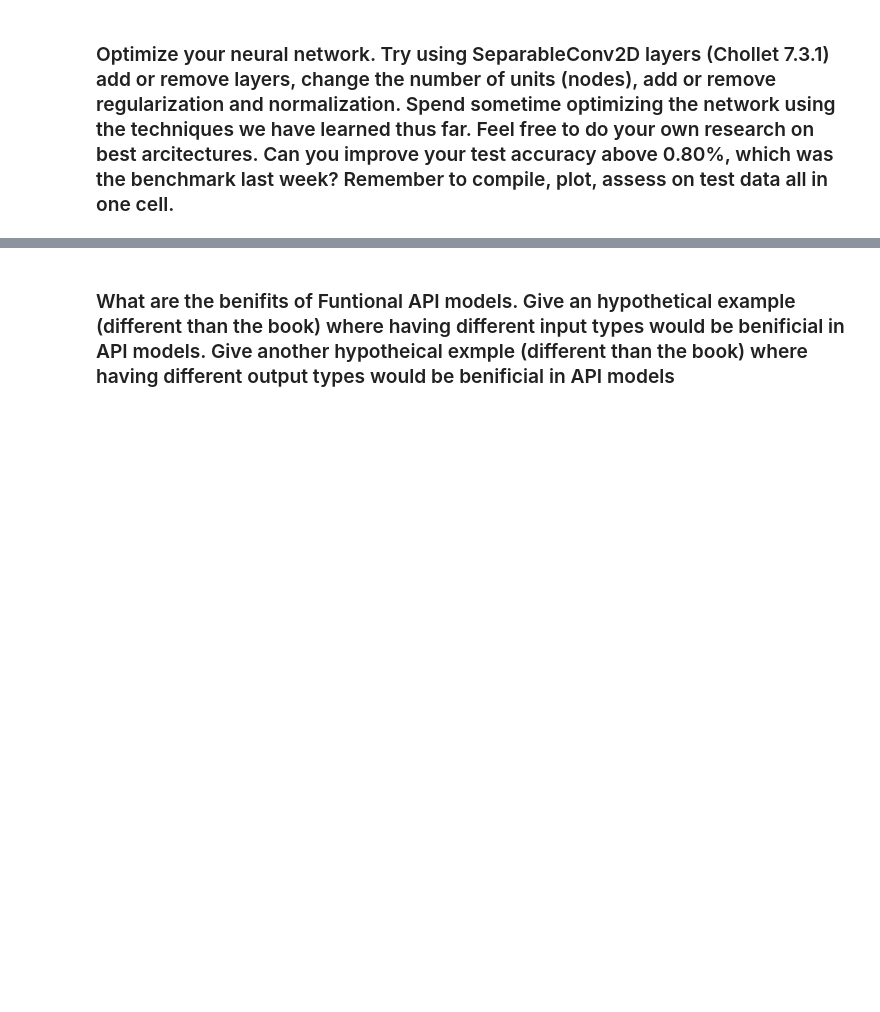
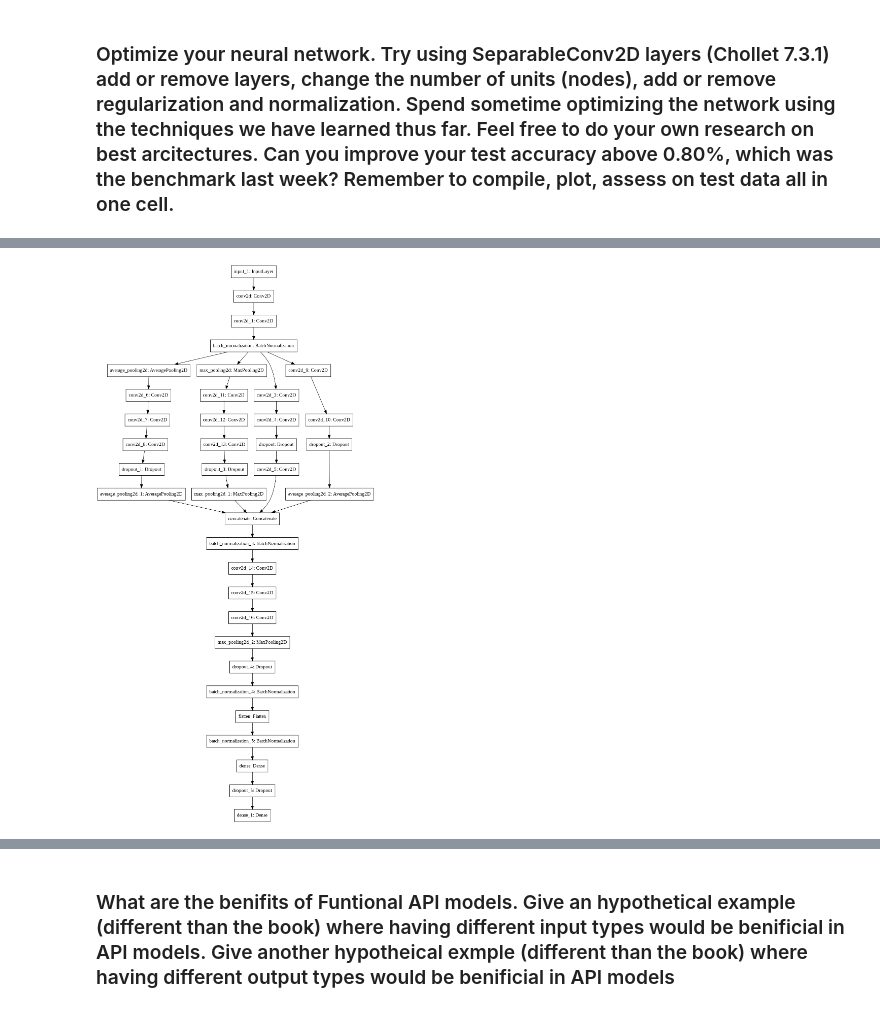
Before and after one commit to Benjamin-Siebold/MSDS686-Deep-Learning, a Jupyter notebook: Week-5/Functional_API_Walk_Through_and_Assignment.ipynb, the cells around one changed output, grey strips where cells are left out. Cells and saved outputs as stored; diff of their text form; code cells hidden in the pictures; blank space fills up the shorter version.

```diff
--- a/Week-5/Functional_API_Walk_Through_and_Assignment.ipynb
+++ b/Week-5/Functional_API_Walk_Through_and_Assignment.ipynb
@@ -130,0 +333,68 @@ plot_model(model_example)
+# %%
+# Build the model and print (plot) the model.
+# Build and print (plot) the model architecture found in figure 7.8 (Chollet)
+
+backend.clear_session()
+
+#input
+input = Input(shape=(32,32,3))
+
+#First Layers
+conv2d_1 = Conv2D(32, (3,3), padding = 'same', activation='relu')(input)
+conv2d_2 = Conv2D(32, (3,3), padding = 'same', activation = 'relu')(conv2d_1)
+conv2d_3 = Conv2D(32, (3,3), padding = 'same', activation = 'relu')(conv2d_2)
+batch_norm1 = BatchNormalization()(conv2d_2)
+
+#T1
+conv2d_3 = Conv2D(64, 3, activation = 'relu', padding = 'same', kernel_initializer='he_uniform')(batch_norm1)
+conv2d_12 = Conv2D(64, 3, activation = 'relu', padding = 'same', kernel_initializer='he_uniform', strides = 2)(conv2d_3)
+dropout1 = Dropout(.25)(conv2d_12)
+branch1 = Conv2D(64, 3, activation = 'relu', padding = 'same', kernel_initializer='he_uniform', strides = 2)(dropout1)
+#T2
+avg_pool = AveragePooling2D((2,2), padding = 'same')(batch_norm1)
+conv2d_4 = Conv2D(64, 3, padding = 'same')(avg_pool)
+conv2d_5 = Conv2D(64, 3, padding = 'same')(conv2d_4)
+b_norm2 = BatchNormalization()(conv2d_5)
+conv2d_6 = Conv2D(64, 3, padding = 'same')(conv2d_5)
+dropout2 = Dropout(.25)(conv2d_6)
+branch2 = AveragePooling2D((2,2), padding = 'same')(dropout2)
+#T3
+conv2d_10 = Conv2D(64, 5, padding = 'same', kernel_initializer='he_uniform')(batch_norm1)
+conv2d_11 = Conv2D(64, 5, padding = 'same', kernel_initializer='he_uniform', strides = 2)(conv2d_10)
+dropout3 = Dropout(.25)(conv2d_11)
+branch3 = AveragePooling2D((2,2), padding = 'same')(dropout3)
+#T4
+max_pool = MaxPooling2D((2,2), padding = 'same', )(batch_norm1)
+conv2d_7 = Conv2D(64, 5, padding = 'same')(max_pool)
+conv2d_8 = Conv2D(64, 5, padding = 'same')(conv2d_7)
+b_norm4 = BatchNormalization()(conv2d_8)
+conv2d_9 = Conv2D(64, 5, padding = 'same')(conv2d_8)
+dropout4 = Dropout(.25)(conv2d_9)
+branch4 = MaxPooling2D((2,2), padding = 'same')(dropout4)
+#concate
+merge = Concatenate(axis=-1)([branch1, branch2, branch3, branch4])
+
+#output conv2d layer
+batch_norm2 = BatchNormalization()(merge)
+conv2d_10 = Conv2D(128, 3, padding = 'same')(batch_norm2)
+conv2d_11 = Conv2D(128, 3, padding = 'same')(conv2d_10)
+conv2d_13 = Conv2D(128, 3, padding = 'same')(conv2d_11)
+maxpool = MaxPooling2D((2,2), padding = 'same')(conv2d_13)
+dropout = Dropout(.25)(maxpool)
+batch_norm3 = BatchNormalization()(dropout)
+
+#flatten
+flat = Flatten()(batch_norm3)
+
+#Final Layers
+batch_norm_2 = BatchNormalization()(flat)
+dense_1 = Dense(1024, activation = 'relu')(batch_norm_2)
+dropout = Dropout(.4)(dense_1)
+output = Dense(10, activation = 'softmax')(dropout)
+
+model = Model(inputs = input, outputs = output)
+
+#plot
+plot_model(model)
+# %% [output]
+[figure, added]
```
Also changed, not shown: parts of 19 cells of this notebook.
